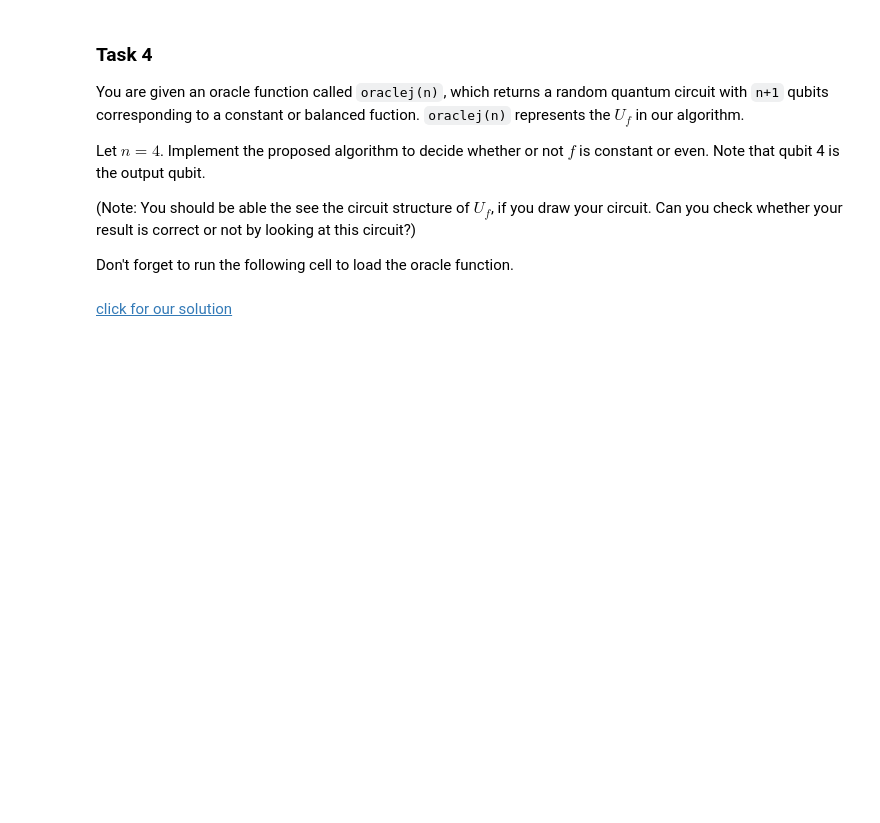
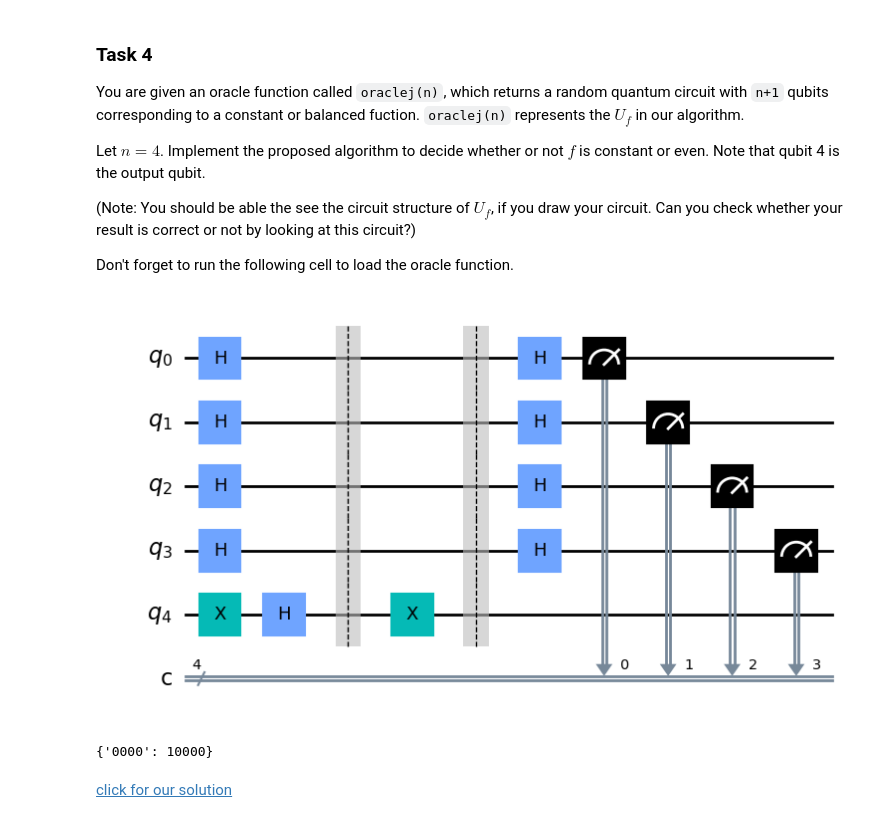
Before and after one commit to rana-elfakharany/NYUAD-QC-Course, a Jupyter notebook: nickel-master/nickel-master/nickel/A04_Deutsch_Jozsa_Algorithm.ipynb, the cells around one changed output. Saved outputs shown, nothing was run; the diff lists cells and outputs as text; code cells hidden in the pictures; blank space fills up the shorter version.

```diff
--- a/nickel-master/nickel-master/nickel/A04_Deutsch_Jozsa_Algorithm.ipynb
+++ b/nickel-master/nickel-master/nickel/A04_Deutsch_Jozsa_Algorithm.ipynb
@@ -178,16 +179,26 @@ Don't forget to run the following cell to load the oracle function.
 # %%
 import random
 from qiskit import QuantumCircuit, execute, Aer
 
 dj_circuit = QuantumCircuit(5, 4)
 
 #Your code here
+dj_circuit.x(4)
+dj_circuit.h(range(5))
+dj_circuit.compose(oraclej(4), inplace=True)
+
+dj_circuit.h(range(4))
+dj_circuit.measure(range(4), range(4))
 
 dj_circuit.draw(output='mpl')
+# %% [output]
+[figure, added]
 # %%
 job = execute(dj_circuit, Aer.get_backend('qasm_simulator'),shots=10000)
 counts = job.result().get_counts()
 print(counts)
+# %% [output]
+{'0000': 10000}
 # %% [markdown]
 <a href="A04_Deutsch_Jozsa_Algorithm_Solutions.ipynb#task4">click for our solution</a>
 # %% [markdown]
```
Also changed, not shown: parts of 4 cells of this notebook, 5 other files.
